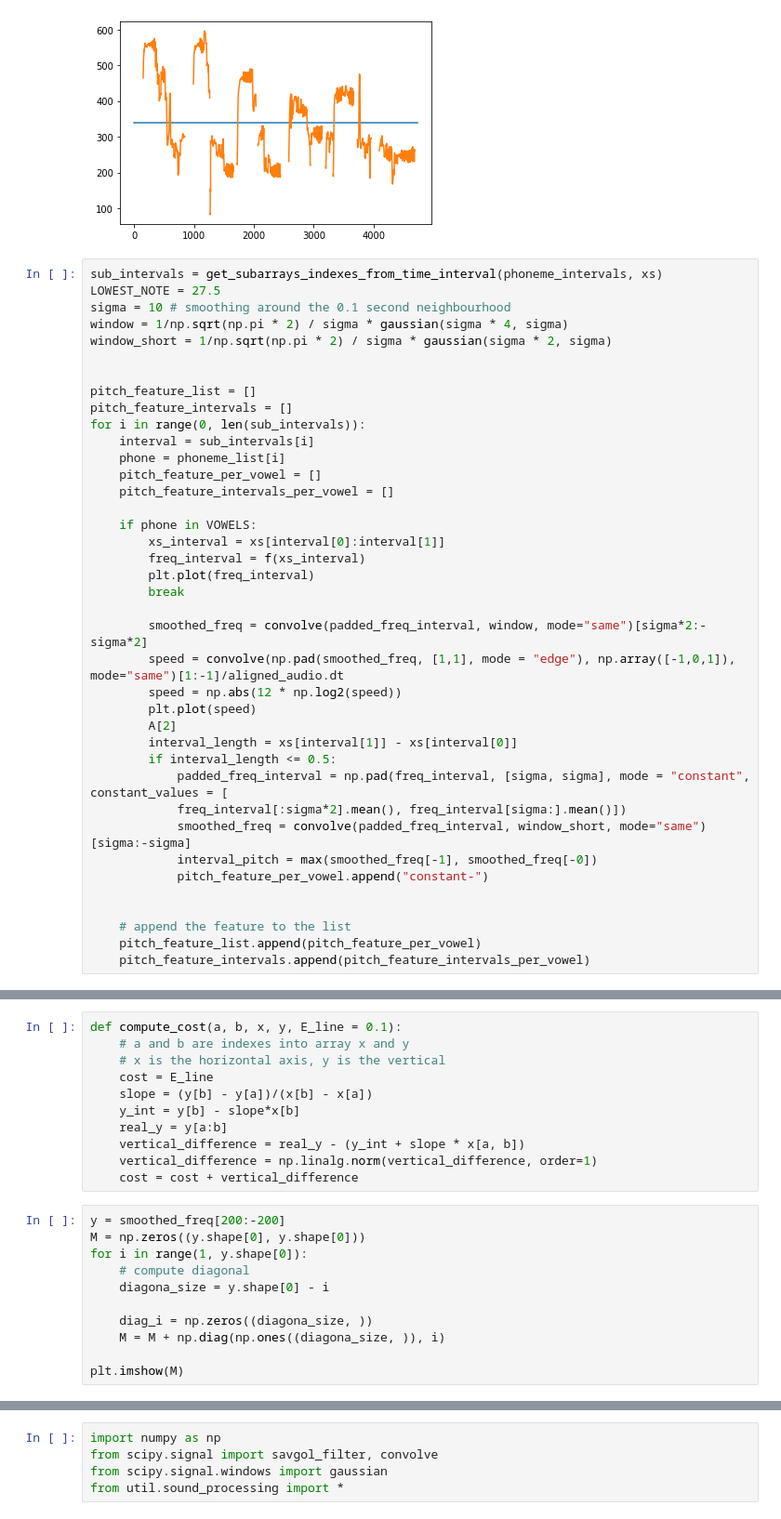
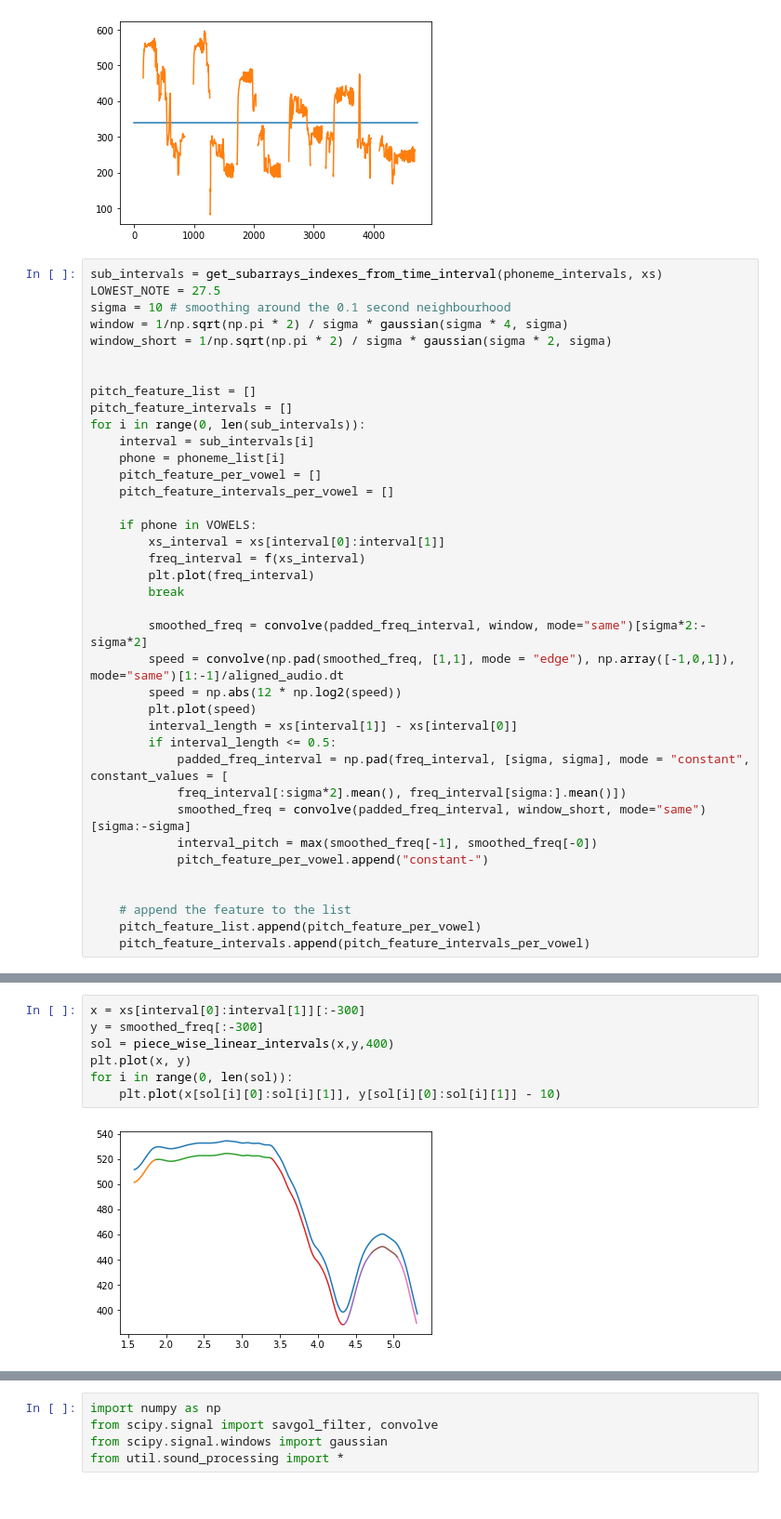
Before and after one commit to EvanSamaa/jali_sing, a Jupyter notebook: Singing Analysis.ipynb, the cells around one changed output, grey strips where cells are left out. Shown at 93% size. Drawn from its saved outputs; the diff is of its cells as text.

```diff
--- a/Singing Analysis.ipynb
+++ b/Singing Analysis.ipynb
@@ -532,7 +532,6 @@ for i in range(0, len(sub_intervals)):
         speed = convolve(np.pad(smoothed_freq, [1,1], mode = "edge"), np.array([-1,0,1]), mode="same")[1:-1]/aligned_audio.dt
         speed = np.abs(12 * np.log2(speed))
         plt.plot(speed)
-        A[2]
         interval_length = xs[interval[1]] - xs[interval[0]]
         if interval_length <= 0.5:
             padded_freq_interval = np.pad(freq_interval, [sigma, sigma], mode = "constant", constant_values = [
@@ -567,22 +565,0 @@ plt.plot(smoothed_freq)
-# %%
-def compute_cost(a, b, x, y, E_line = 0.1):
-    # a and b are indexes into array x and y
-    # x is the horizontal axis, y is the vertical
-    cost = E_line
-    slope = (y[b] - y[a])/(x[b] - x[a])
-    y_int = y[b] - slope*x[b]
-    real_y = y[a:b]
-    vertical_difference = real_y - (y_int + slope * x[a, b])
-    vertical_difference = np.linalg.norm(vertical_difference, order=1)
-    cost = cost + vertical_difference
-# %%
-y = smoothed_freq[200:-200]
-M = np.zeros((y.shape[0], y.shape[0]))
-for i in range(1, y.shape[0]):
-    # compute diagonal
-    diagona_size = y.shape[0] - i
-
-    diag_i = np.zeros((diagona_size, ))
-    M = M + np.diag(np.ones((diagona_size, )), i)
-
-plt.imshow(M)
@@ -591,0 +610,9 @@ plt.imshow(M)
+# %%
+x = xs[interval[0]:interval[1]][:-300]
+y = smoothed_freq[:-300]
+sol = piece_wise_linear_intervals(x,y,400)
+plt.plot(x, y)
+for i in range(0, len(sol)):
+    plt.plot(x[sol[i][0]:sol[i][1]], y[sol[i][0]:sol[i][1]] - 10)
+# %% [output]
+[figure, added]
```
Also changed, not shown: parts of 21 cells of this notebook, 2 other files.
